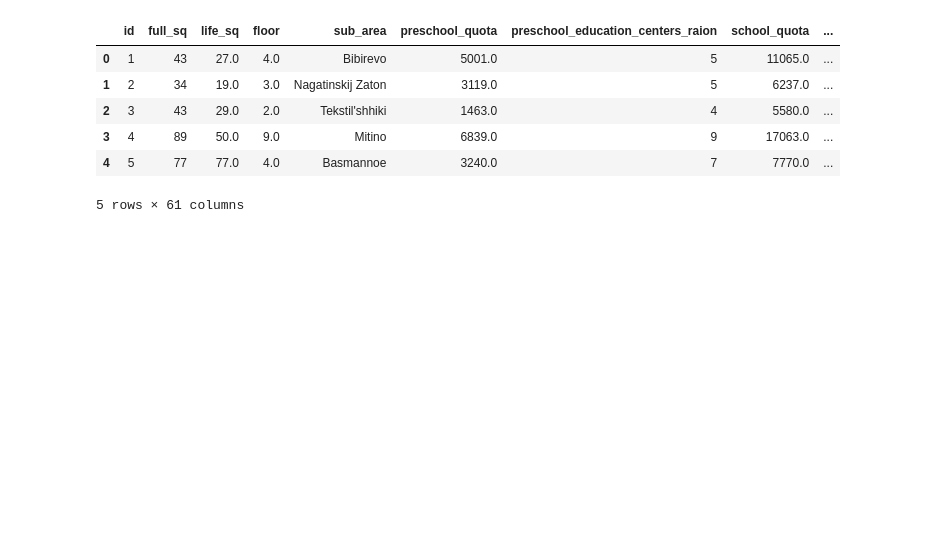
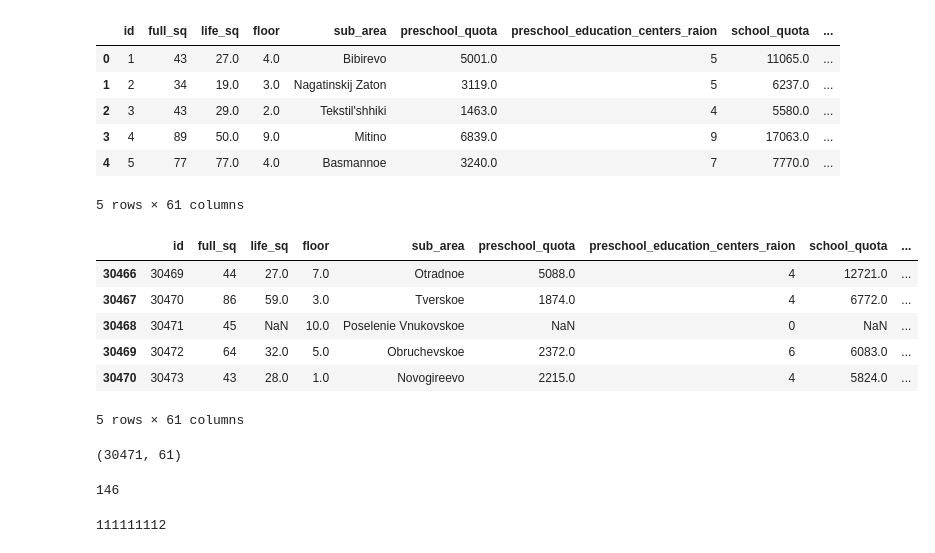
Before and after one commit to SudarickovIlya/DataCleaningProject, a Jupyter notebook: Data cleansing/sber_data.ipynb, the cells around one changed output. Cells and saved outputs as stored; diff of their text form; code cells hidden in the pictures; blank space fills up the shorter version.

```diff
--- a/Data cleansing/sber_data.ipynb
+++ b/Data cleansing/sber_data.ipynb
@@ -15,3 +15,41 @@ sber_data.head()
 | 3 | 4 | 89 | 50.0 | 9.0 | Mitino | 6839.0 | 9 | 17063.0 | ... |
 | 4 | 5 | 77 | 77.0 | 4.0 | Basmannoe | 3240.0 | 7 | 7770.0 | ... |
 5 rows × 61 columns
+# %%
+display(sber_data.tail())
+# %% [output]
+|  | id | full_sq | life_sq | floor | sub_area | preschool_quota | preschool_education_centers_raion | school_quota | ... |
+| 30466 | 30469 | 44 | 27.0 | 7.0 | Otradnoe | 5088.0 | 4 | 12721.0 | ... |
+| 30467 | 30470 | 86 | 59.0 | 3.0 | Tverskoe | 1874.0 | 4 | 6772.0 | ... |
+| 30468 | 30471 | 45 | NaN | 10.0 | Poselenie Vnukovskoe | NaN | 0 | NaN | ... |
+| 30469 | 30472 | 64 | 32.0 | 5.0 | Obruchevskoe | 2372.0 | 6 | 6083.0 | ... |
+| 30470 | 30473 | 43 | 28.0 | 1.0 | Novogireevo | 2215.0 | 4 | 5824.0 | ... |
+5 rows × 61 columns
+# %%
+# exploratory data analysis
+
+display(sber_data.shape)
+display(sber_data['sub_area'].nunique())
+display(sber_data['price_doc'].max())
+
+fig = px.box(
+    data_frame=sber_data,
+    x='price_doc',
+    y='ecology',
+)
+
+fig.show()
+
+fig_1 = px.scatter(
+    data_frame=sber_data,
+    y='price_doc',
+    x='kremlin_km',
+    width=1500,
+    height=800
+)
+
+fig_1.show()
+# %% [output]
+(30471, 61)
+146
+111111112
```
